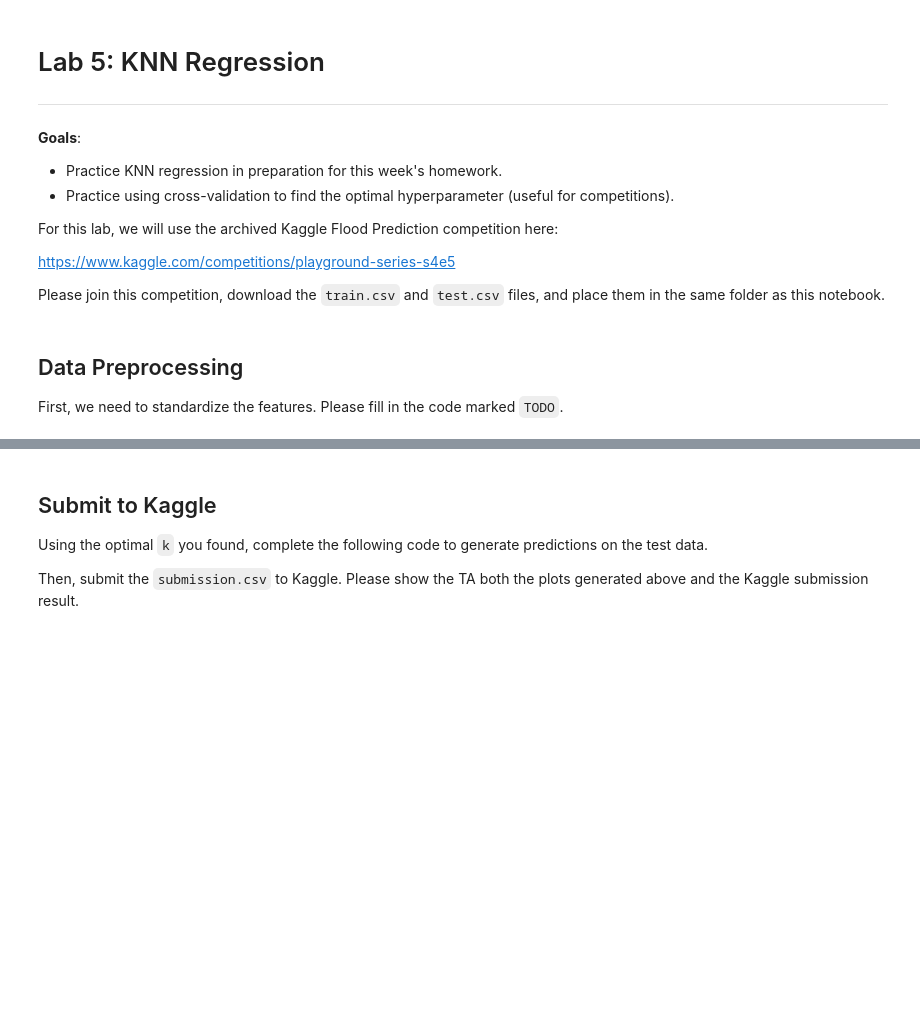
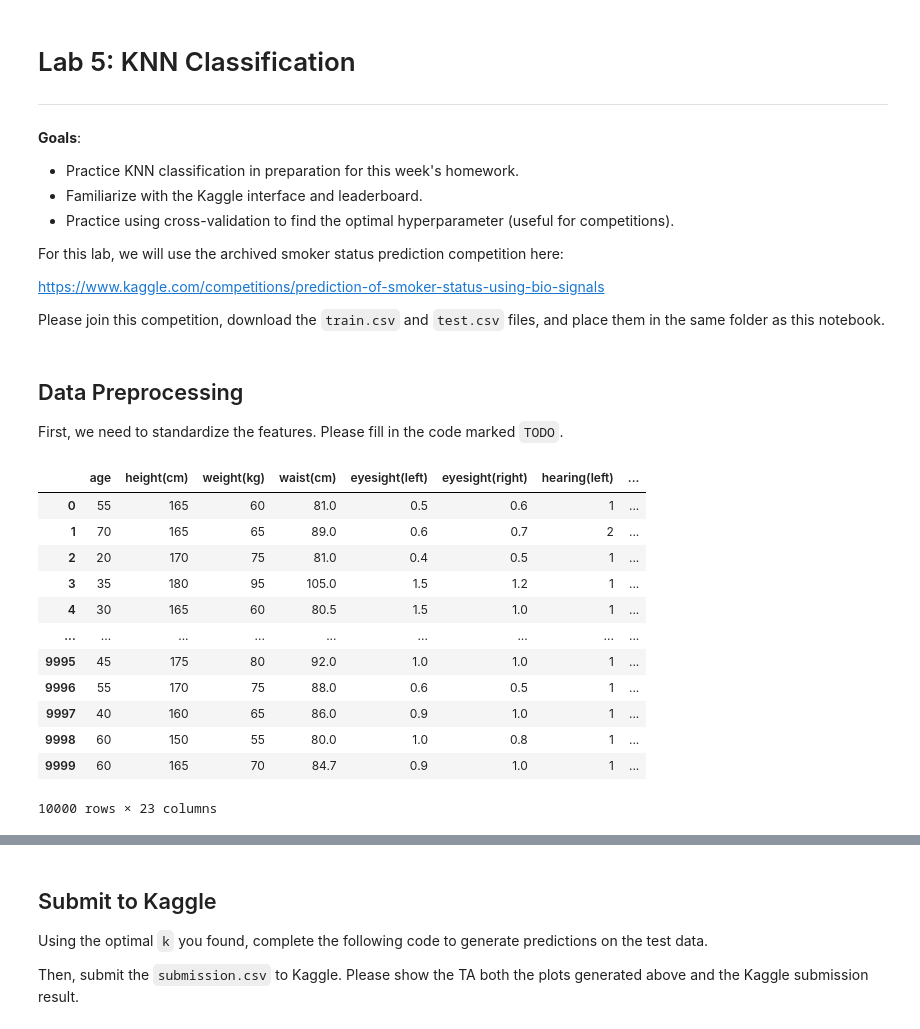
Before and after one commit to gallettilance/gallettilance.github.io, a Jupyter notebook: labs/lab5.ipynb, the cells around one changed output, grey strips where cells are left out. Cells and saved outputs as stored; diff of their text form; code cells hidden in the pictures; blank space fills up the shorter version.

Commit message:
Changed lab 5 to do KNN Classification

```diff
--- a/labs/lab5.ipynb
+++ b/labs/lab5.ipynb
@@ -1,14 +1,15 @@
 # %% [markdown]
-# Lab 5: KNN Regression
+# Lab 5: KNN Classification
 ----------------------------------
 
 **Goals**:
- - Practice KNN regression in preparation for this week's homework.
+ - Practice KNN classification in preparation for this week's homework.
+ - Familiarize with the Kaggle interface and leaderboard.
  - Practice using cross-validation to find the optimal hyperparameter (useful for competitions).
 
- For this lab, we will use the archived Kaggle Flood Prediction competition here:
+ For this lab, we will use the archived smoker status prediction competition here:
 
-https://www.kaggle.com/competitions/playground-series-s4e5
+https://www.kaggle.com/competitions/prediction-of-smoker-status-using-bio-signals
 
  Please join this competition, download the `train.csv` and `test.csv` files, and place them in the same folder as this notebook.
 # %% [markdown]
@@ -45,0 +41,16 @@ model.fit(X_train, y_train)
+# %%
+train_data
+# %% [output]
+|  | age | height(cm) | weight(kg) | waist(cm) | eyesight(left) | eyesight(right) | hearing(left) | ... |
+| 0 | 55 | 165 | 60 | 81.0 | 0.5 | 0.6 | 1 | ... |
+| 1 | 70 | 165 | 65 | 89.0 | 0.6 | 0.7 | 2 | ... |
+| 2 | 20 | 170 | 75 | 81.0 | 0.4 | 0.5 | 1 | ... |
+| 3 | 35 | 180 | 95 | 105.0 | 1.5 | 1.2 | 1 | ... |
+| 4 | 30 | 165 | 60 | 80.5 | 1.5 | 1.0 | 1 | ... |
+| ... | ... | ... | ... | ... | ... | ... | ... | ... |
+| 9995 | 45 | 175 | 80 | 92.0 | 1.0 | 1.0 | 1 | ... |
+| 9996 | 55 | 170 | 75 | 88.0 | 0.6 | 0.5 | 1 | ... |
+| 9997 | 40 | 160 | 65 | 86.0 | 0.9 | 1.0 | 1 | ... |
+| 9998 | 60 | 150 | 55 | 80.0 | 1.0 | 0.8 | 1 | ... |
+| 9999 | 60 | 165 | 70 | 84.7 | 0.9 | 1.0 | 1 | ... |
+10000 rows × 23 columns
```
Also changed, not shown: parts of 5 cells of this notebook, 2 other files.
